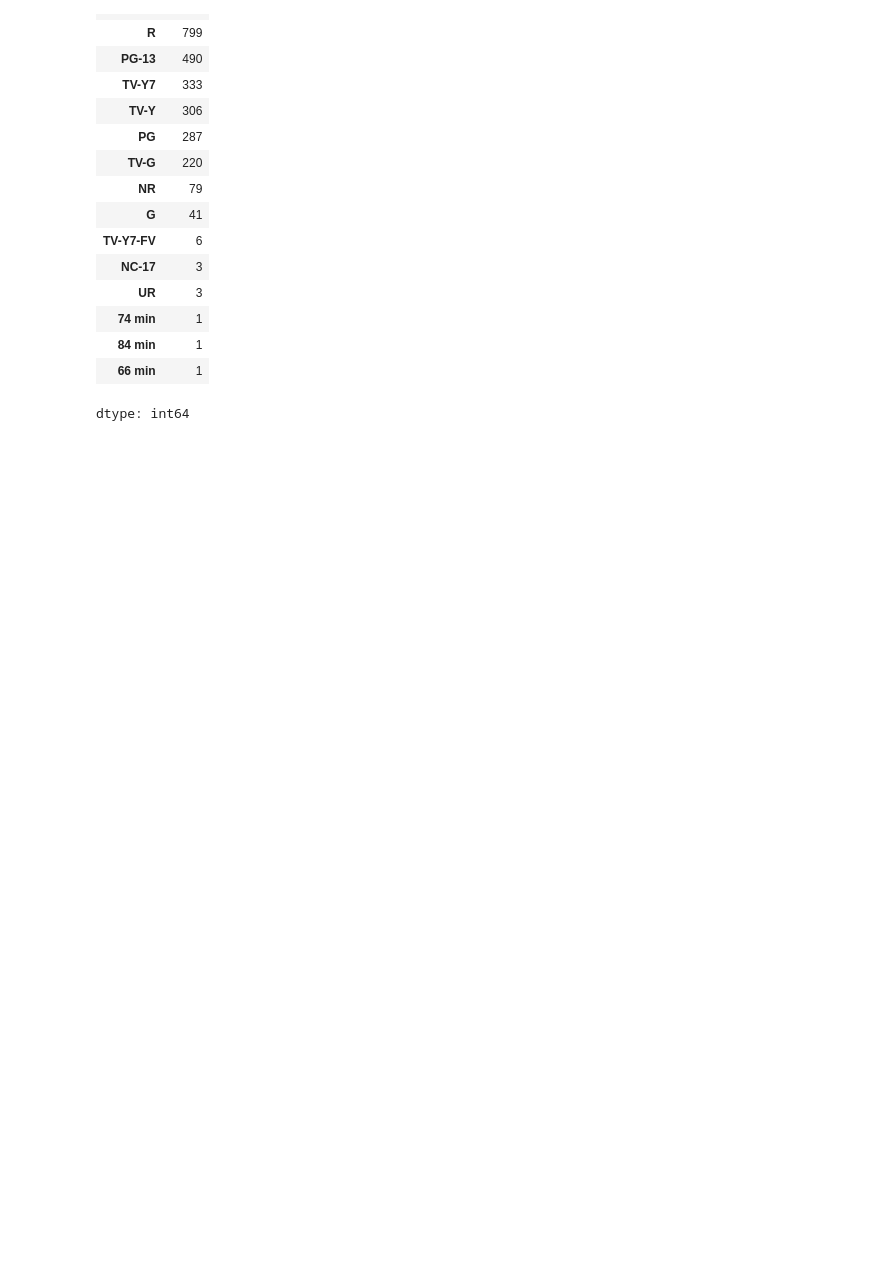
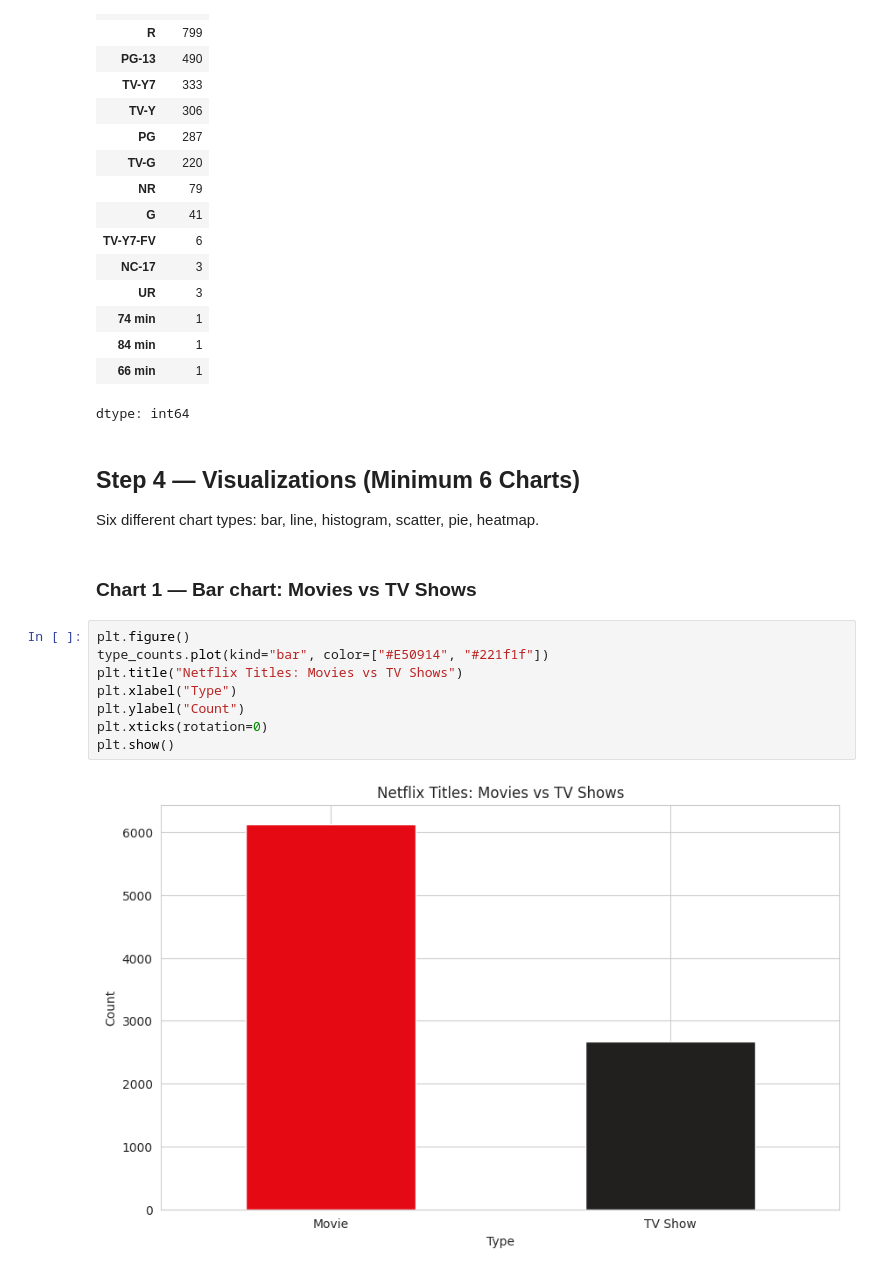
Before and after one commit to raaghuno18-spec/Netflix-EDA-project, a Jupyter notebook: notebooks/Netflix_EDA_Project1.ipynb, the cells around one changed output. Cells and saved outputs as stored; diff of their text form; blank space fills up the shorter version.

```diff
--- a/notebooks/Netflix_EDA_Project1.ipynb
+++ b/notebooks/Netflix_EDA_Project1.ipynb
@@ -274,3 +276,19 @@ rating_summary
 | 84 min | 1 |
 | 66 min | 1 |
 dtype: int64
+# %% [markdown]
+## Step 4 — Visualizations (Minimum 6 Charts)
+
+Six different chart types: bar, line, histogram, scatter, pie, heatmap.
+# %% [markdown]
+### Chart 1 — Bar chart: Movies vs TV Shows
+# %%
+plt.figure()
+type_counts.plot(kind="bar", color=["#E50914", "#221f1f"])
+plt.title("Netflix Titles: Movies vs TV Shows")
+plt.xlabel("Type")
+plt.ylabel("Count")
+plt.xticks(rotation=0)
+plt.show()
+# %% [output]
+[figure, added]
```
Also changed, not shown: parts of 13 cells of this notebook.
